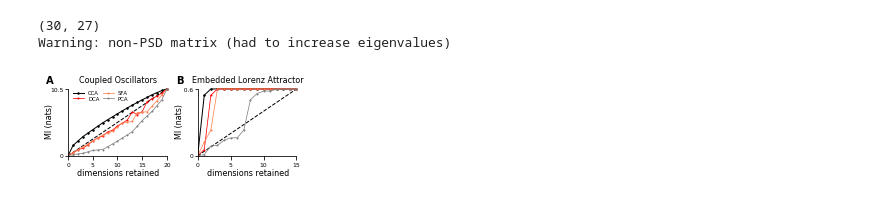
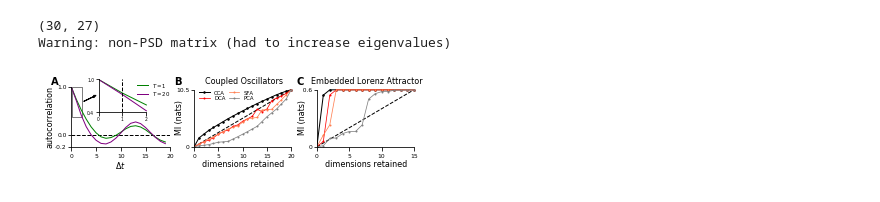
Before and after one commit to BouchardLab/DynamicalComponentsAnalysis, a Jupyter notebook: notebooks/methods_comp_fig.ipynb, the cells around one changed output. Cells and saved outputs as stored; diff of their text form; code cells hidden in the pictures.

Commit message:
Mostly wrap up SFA/DCA figure

```diff
--- a/notebooks/methods_comp_fig.ipynb
+++ b/notebooks/methods_comp_fig.ipynb
@@ -186,10 +270,38 @@ Warning: non-PSD matrix (had to increase eigenvalues)
+# %%
+#Analysis 2: compare DCA and SFA autocorrelation functions on neural data
+n_init = 1
+T_pi = 20
+
+#Load neural data
+X, Y = load_neural_data()
+#Calc cross cov mats
+opt = ComplexityComponentsAnalysis(init="random")
+cross_cov_mats = calc_cross_cov_mats_from_data(X, T=2*T_pi)
+#Run DCA for one-time step
+opt.cross_covs = cross_cov_mats[:2]
+opt.fit_projection(d=1, n_init=n_init)
+V1 = opt.coef_
+x1 = np.dot(X, V1)
+#Run DCA for large time steps
+opt.cross_covs = cross_cov_mats
+opt.fit_projection(d=1, n_init=n_init)
+V2 = opt.coef_
+x2 = np.dot(X, V2)
+#Calc autocorr functions
+autocorr_fn_1 = calc_autocorr_fns(x1, T=T_pi).flatten()
+autocorr_fn_2 = calc_autocorr_fns(x2, T=T_pi).flatten()
+autocorr_fn_1 /= autocorr_fn_1[0]
+autocorr_fn_2 /= autocorr_fn_2[0]
 # %%
 #Plot results!
 
-ax_left, ax_right = make_axes(4.0, 1.5, wpad_edge=0.1, wpad_mid=0.1, hpad_bottom=0.225, hpad_top=0.125)
-plot_mi_vs_dim(pi_osc, labels, ax_left, legend=True, title="Coupled Oscillators", xlabel=True)
-plot_mi_vs_dim(pi_lorenz, labels, ax_right, max_dim=15, title="Embedded Lorenz Attractor", xlabel=True)
+ax1, ax_inset, ax2, ax3 = make_axes(5.5, 1.25, wpad_edge=0.065, wpad_mid=0.06,
+                                    hpad_bottom=0.225, hpad_top=0.11,
+                                    inset_x_rel=0.275, inset_y_rel=0.575, inset_height_rel=0.55)
+plot_mi_vs_dim(pi_osc, labels, ax2, legend=True, title="Coupled Oscillators", xlabel=True)
+plot_mi_vs_dim(pi_lorenz, labels, ax3, max_dim=15, title="Embedded Lorenz Attractor", xlabel=True)
+plot_dca_autocorr_fns(ax1, ax_inset, autocorr_fn_1, autocorr_fn_2)
 
-#plt.savefig("figures/methods_comp.pdf")
+plt.savefig("figures/methods_comp.pdf")
 # %% [output]
-[figure, old version]
+[figure, new version]
```
Also changed, not shown: parts of 4 cells of this notebook, 1 other file.
